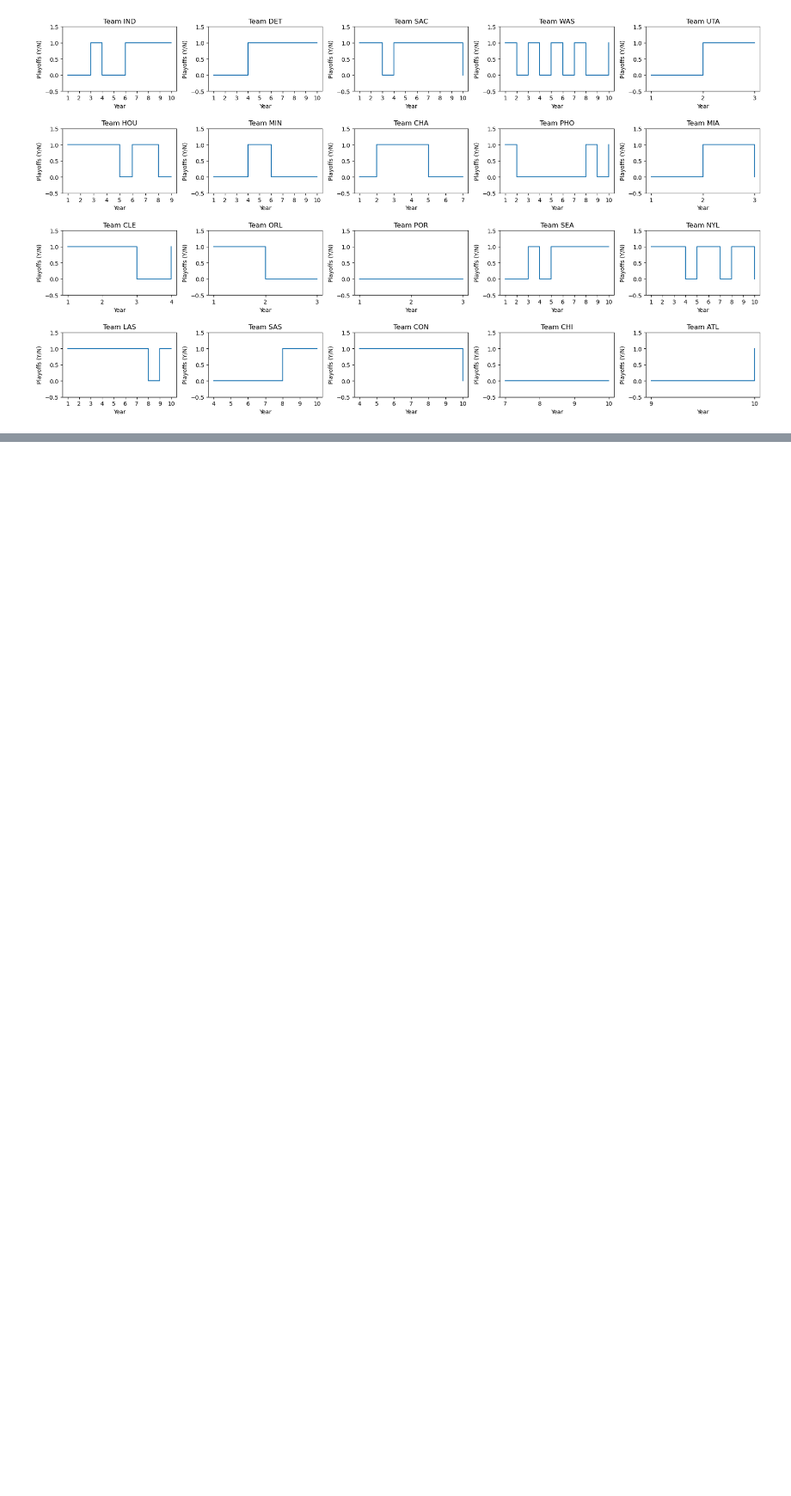
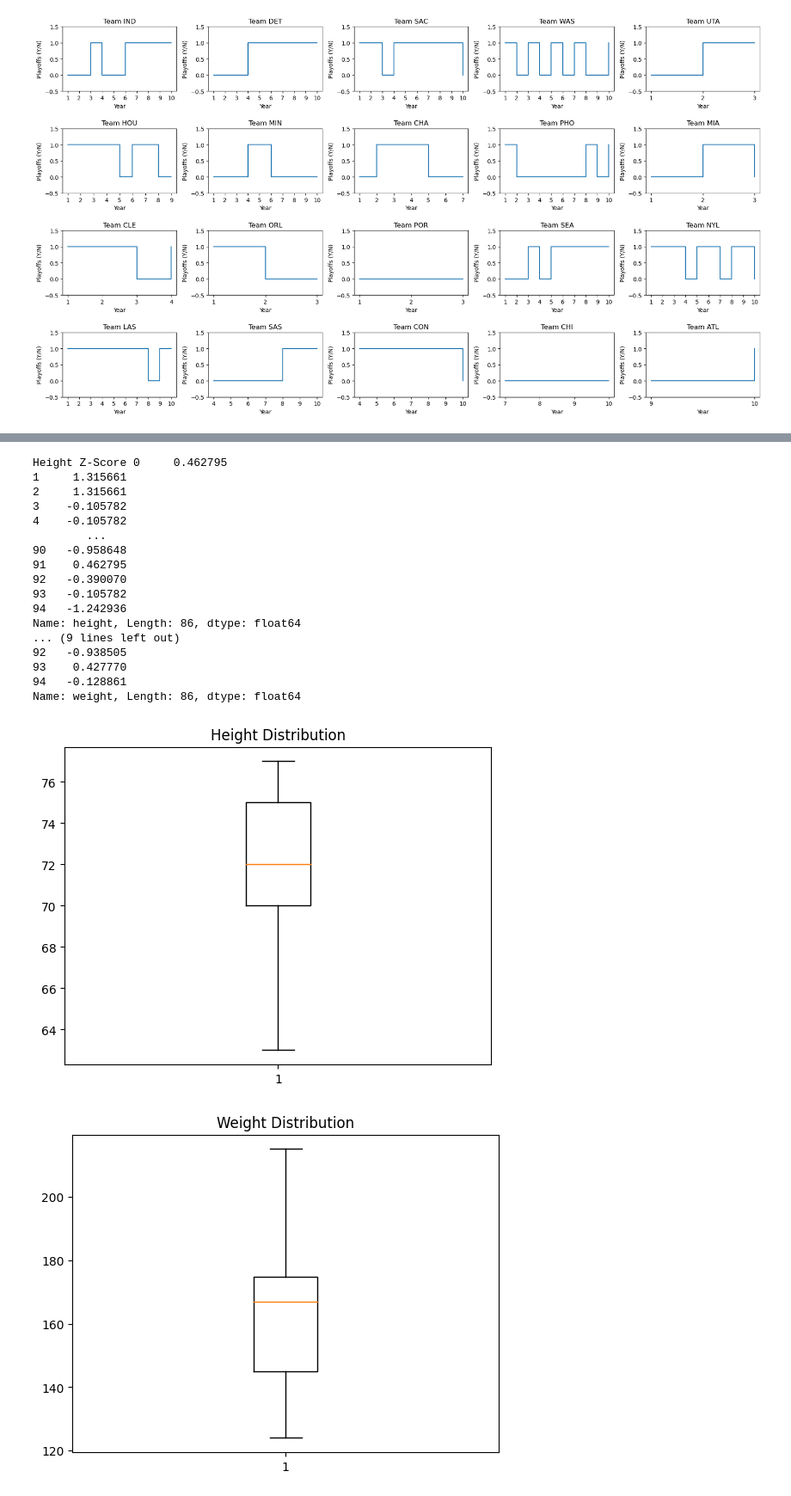
Before and after one commit to toni-santos/ac-2023, a Jupyter notebook: main.ipynb, the cells around one changed output, grey strips where cells are left out. Shown at 86% size. Cells and saved outputs as stored; diff of their text form; code cells hidden in the pictures; blank space fills up the shorter version.

```diff
--- a/main.ipynb
+++ b/main.ipynb
@@ -269,0 +288,3 @@ plt.show()
+# %%
+pl_aw = pl_aw.drop(pl_aw[pl_aw['birthDate'] == '0000-00-00'].index, axis = 0)
+pl_tm = pl_tm.drop(pl_tm[pl_tm['birthDate'] == '0000-00-00'].index, axis = 0)
@@ -269,0 +313,45 @@ plt.show()
+# %%
+# Outliers for Player's Weight + Height
+
+# Convert Height and Weight Columns into numeric values
+pl_aw['height'] = pd.to_numeric(pl_aw['height'], errors='coerce')
+pl_aw['weight'] = pd.to_numeric(pl_aw['weight'], errors='coerce')
+
+pl_tm['height'] = pd.to_numeric(pl_tm['height'], errors='coerce')
+pl_tm['weight'] = pd.to_numeric(pl_tm['weight'], errors='coerce')
+
+pl_aw = pl_aw.dropna(subset=['height', 'weight'])
+pl_tm = pl_tm.dropna(subset=['height', 'weight'])
+
+
+# Plot boxplot
+print("Height Z-Score", stats.zscore(pl_aw['height']))
+print("\nWeight Z-Score", stats.zscore(pl_aw['weight']))
+
+plt.title('Height Distribution')
+plt.boxplot(pl_aw['height'])
+plt.show()
+
+plt.title('Weight Distribution')
+plt.boxplot(pl_aw['weight'])
+plt.show()
+# %% [output]
+Height Z-Score 0     0.462795
+1     1.315661
+2     1.315661
+3    -0.105782
+4    -0.105782
+        ...
+90   -0.958648
+91    0.462795
+92   -0.390070
+93   -0.105782
+94   -1.242936
+Name: height, Length: 86, dtype: float64
+... (9 lines left out)
+92   -0.938505
+93    0.427770
+94   -0.128861
+Name: weight, Length: 86, dtype: float64
+[figure, added]
+[figure, added]
```
Also changed, not shown: parts of 11 cells of this notebook.
